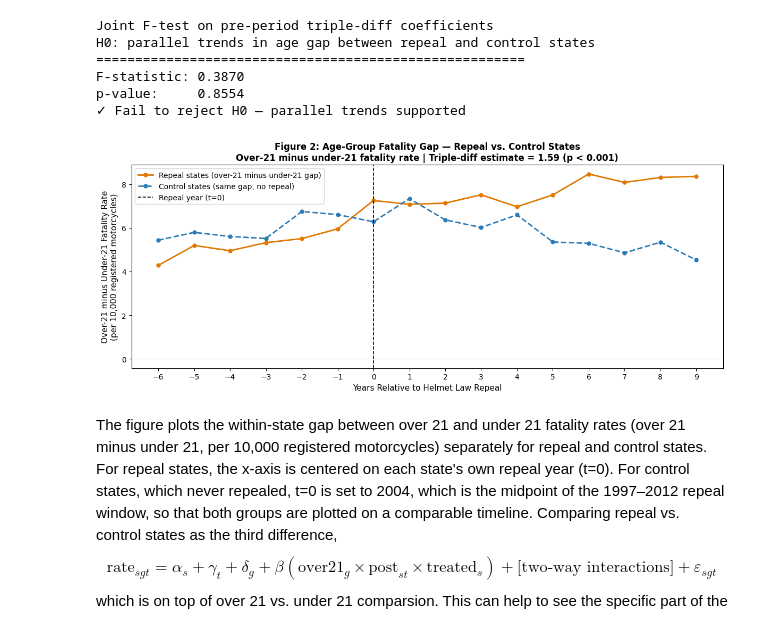
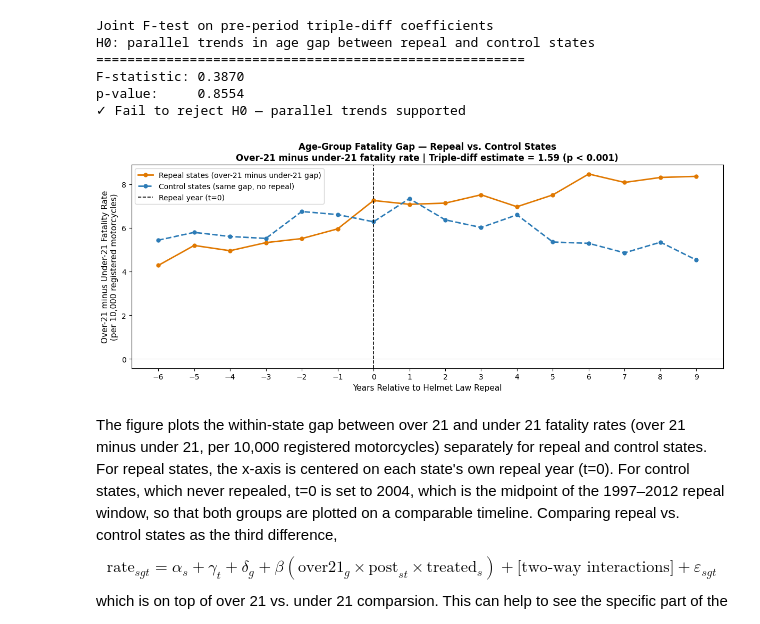
Before and after one commit to Vihaan8/causal_inference_motorcycle_laws, a Jupyter notebook: models/did.ipynb, the cells around one changed output. Saved outputs shown, nothing was run; the diff lists cells and outputs as text; code cells hidden in the pictures.

```diff
--- a/models/did.ipynb
+++ b/models/did.ipynb
@@ -1102,35 +1103,36 @@ for treated_val, label, color, ls in [
     sub = avg_gap[avg_gap["treated"] == treated_val]
     ax.plot(
         sub["event_time"],
         sub["age_gap"],
         color=color,
         linestyle=ls,
         linewidth=2,
         marker="o",
         markersize=5,
         label=label,
     )
 
 ax.axvline(0, color="black", linestyle="--", linewidth=1.2, label="Repeal year (t=0)")
 ax.axhline(0, color="gray", linestyle="-", linewidth=0.6, alpha=0.5)
 
 ax.set_xlabel("Years Relative to Helmet Law Repeal", fontsize=11)
 ax.set_ylabel(
     "Over-21 minus Under-21 Fatality Rate\n(per 10,000 registered motorcycles)",
     fontsize=11,
 )
 ax.set_title(
-    "Figure 2: Age-Group Fatality Gap — Repeal vs. Control States\n"
+    "Age-Group Fatality Gap — Repeal vs. Control States\n"
     "Over-21 minus under-21 fatality rate | Triple-diff estimate = 1.59 (p < 0.001)",
     fontweight="bold",
     fontsize=12,
 )
 ax.set_xticks(range(ET_MIN, ET_MAX + 1))
 ax.legend(fontsize=10)
 plt.tight_layout()
+plt.savefig("../Figures/fig2_triple_diff.png", dpi=300, bbox_inches="tight")
 plt.show()
 # %% [output]
-[figure, old version]
+[figure, new version]
 # %% [markdown]
 The figure plots the within-state gap between over 21 and under 21 fatality rates (over 21 minus under 21, per 10,000 registered motorcycles) separately for repeal and control states. For repeal states, the x-axis is centered on each state's own repeal year (t=0). For control states, which never repealed, t=0 is set to 2004, which is the midpoint of the 1997–2012 repeal window, so that both groups are plotted on a comparable timeline. Comparing repeal vs. control states as the third difference, $$\text{rate}_{sgt} = \alpha_s + \gamma_t + \delta_g + \beta(\text{over21}_g \times \text{post}_{st} \times \text{treated}_s) + \text{[two-way interactions]} + \varepsilon_{sgt}$$ which is on top of over 21 vs. under 21 comparsion. This can help to see the specific part of the gap that is specific to states that repealed.
 
```
Also changed, not shown: parts of 1 cell of this notebook, 2 other files.
